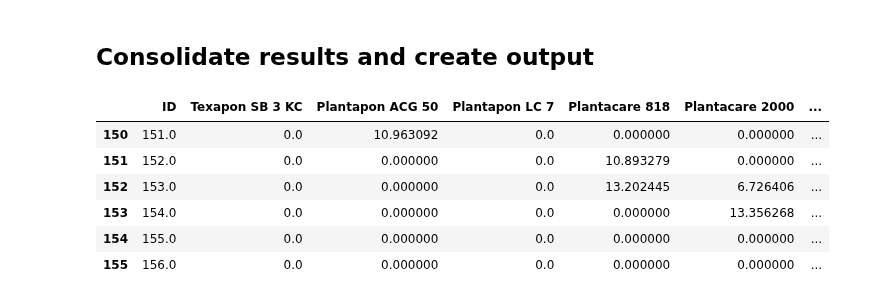
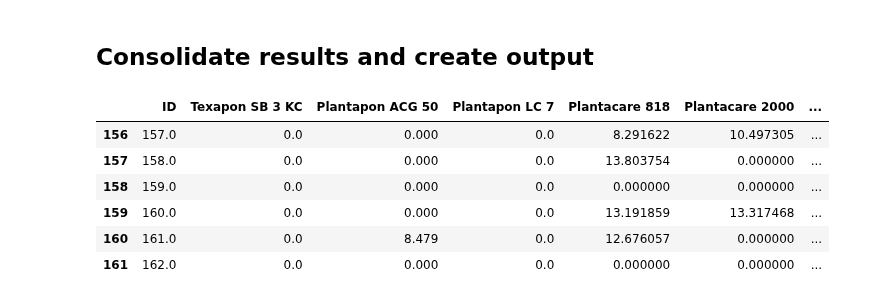
Before and after one commit to AniketChitre/formulations-prep, a Jupyter notebook: balance_analysis.ipynb, the cells around one changed output. Drawn from its saved outputs; the diff is of its cells as text; code cells hidden in the pictures.

```diff
--- a/balance_analysis.ipynb
+++ b/balance_analysis.ipynb
@@ -6,7 +6,7 @@ import pandas as pd
 %matplotlib notebook
 
 speciesList = pmb.PipettingSpecies.readCSV('SpeciesDictionary.csv')
-instructions = pmb.PipettingInstructions.readCSV('DoE_csv/MasterDataset_OT_DoE_10-14-03-23.csv', firstRow=150, lastRow=156)
+instructions = pmb.PipettingInstructions.readCSV('DoE_csv/MasterDataset_OT_DoE_10-14-03-23.csv', firstRow=156, lastRow=162)
 targetVolume = 10
 sampleList = pmb.PipettingSample.createSamples(instructions,targetVol=targetVolume)
 maxVolume = 1
@@ -15,7 +15,7 @@ for sample in sampleList:
     sample.getVolFracSeries(speciesDictionary=speciesList)
 steps = pmb.PipettingStep.createSteps(instructions=instructions,speciesDictionary=speciesList,sampleList=sampleList,maxVol=maxVolume)
 
-massProfile = pmb.MassProfile('mass_data/MassProfile_100323_S151-156.csv',t_baseline=25,derivNoise=0.005,secDerivNoise=0.001)
+massProfile = pmb.MassProfile('mass_data/MassProfile_130323_S157-162.csv',t_baseline=25,derivNoise=0.005,secDerivNoise=0.001)
 # %% [markdown]
 ## Analyse Water Addition
 # %%
@@ -94,19 +94,19 @@ Addition of 0.302g Arlypon TT detected from 3046s to 3060s - expected volume = 0
 # %%
 for step in steps:
     step.addToSample()
 actualMassFractions = pd.DataFrame(dtype='float64').reindex_like(instructions)
 actualMassFractions[:]=0
 for i in range(len(sampleList)):
     actualMassFractions['ID'].iloc[i] = sampleList[i].sampleId
     for entry in sampleList[i].addedMassSeries.iteritems():
         actualMassFractions[entry[0]].iloc[i] = entry[1]/sampleList[i].actualMass*100
-actualMassFractions.to_csv('mass_data/FreshlyAnalysed_100323_S151-S156.csv', index=False)
+actualMassFractions.to_csv('mass_data/FreshlyAnalysed_130323_S157-S162.csv', index=False)
 actualMassFractions
 # %% [output]
 |  | ID | Texapon SB 3 KC | Plantapon ACG 50 | Plantapon LC 7 | Plantacare 818 | Plantacare 2000 | ... |
-| 150 | 151.0 | 0.0 | 10.963092 | 0.0 | 0.000000 | 0.000000 | ... |
-| 151 | 152.0 | 0.0 | 0.000000 | 0.0 | 10.893279 | 0.000000 | ... |
-| 152 | 153.0 | 0.0 | 0.000000 | 0.0 | 13.202445 | 6.726406 | ... |
-| 153 | 154.0 | 0.0 | 0.000000 | 0.0 | 0.000000 | 13.356268 | ... |
-| 154 | 155.0 | 0.0 | 0.000000 | 0.0 | 0.000000 | 0.000000 | ... |
-| 155 | 156.0 | 0.0 | 0.000000 | 0.0 | 0.000000 | 0.000000 | ... |
+| 156 | 157.0 | 0.0 | 0.000 | 0.0 | 8.291622 | 10.497305 | ... |
+| 157 | 158.0 | 0.0 | 0.000 | 0.0 | 13.803754 | 0.000000 | ... |
+| 158 | 159.0 | 0.0 | 0.000 | 0.0 | 0.000000 | 0.000000 | ... |
+| 159 | 160.0 | 0.0 | 0.000 | 0.0 | 13.191859 | 13.317468 | ... |
+| 160 | 161.0 | 0.0 | 8.479 | 0.0 | 12.676057 | 0.000000 | ... |
+| 161 | 162.0 | 0.0 | 0.000 | 0.0 | 0.000000 | 0.000000 | ... |
```
Also changed, not shown: parts of 4 cells of this notebook, 4 other files.
